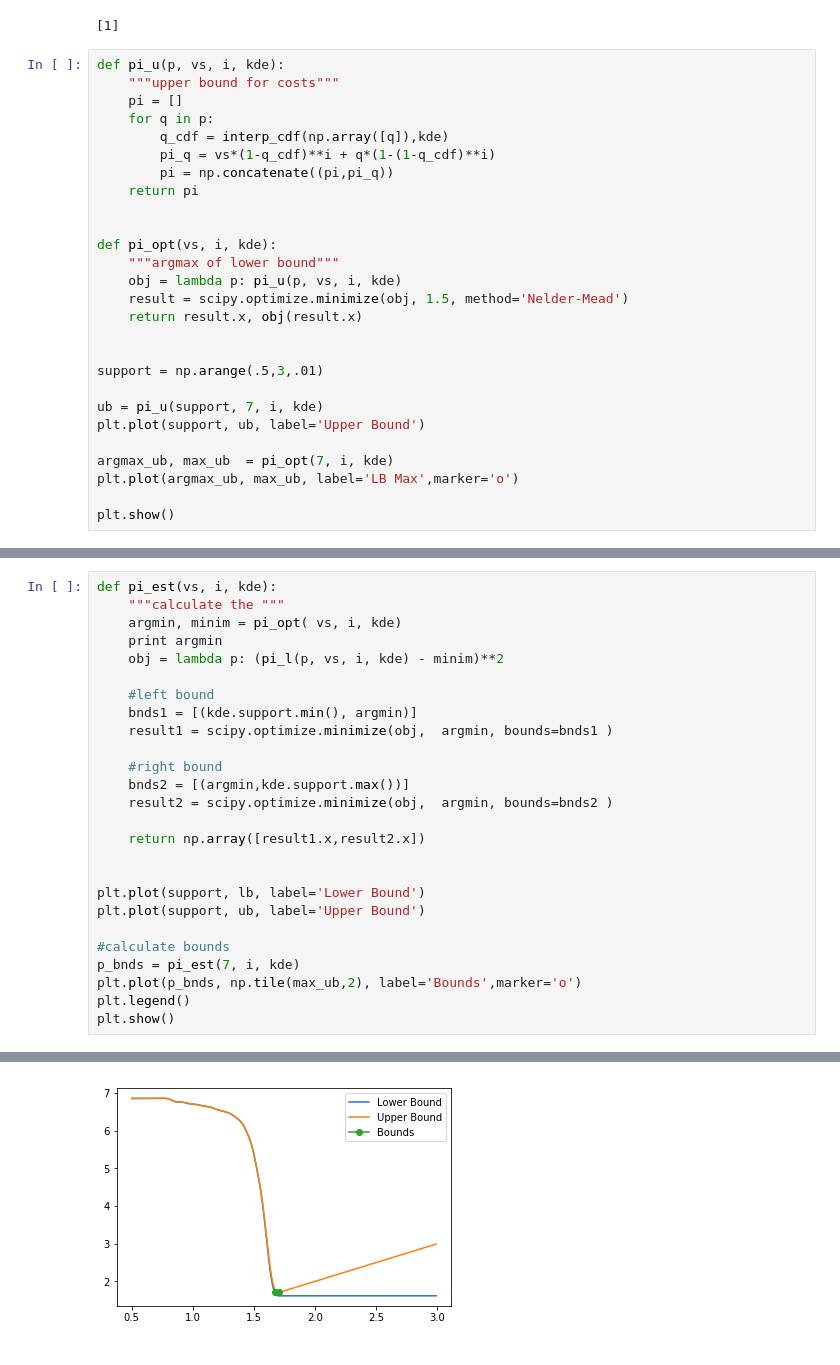
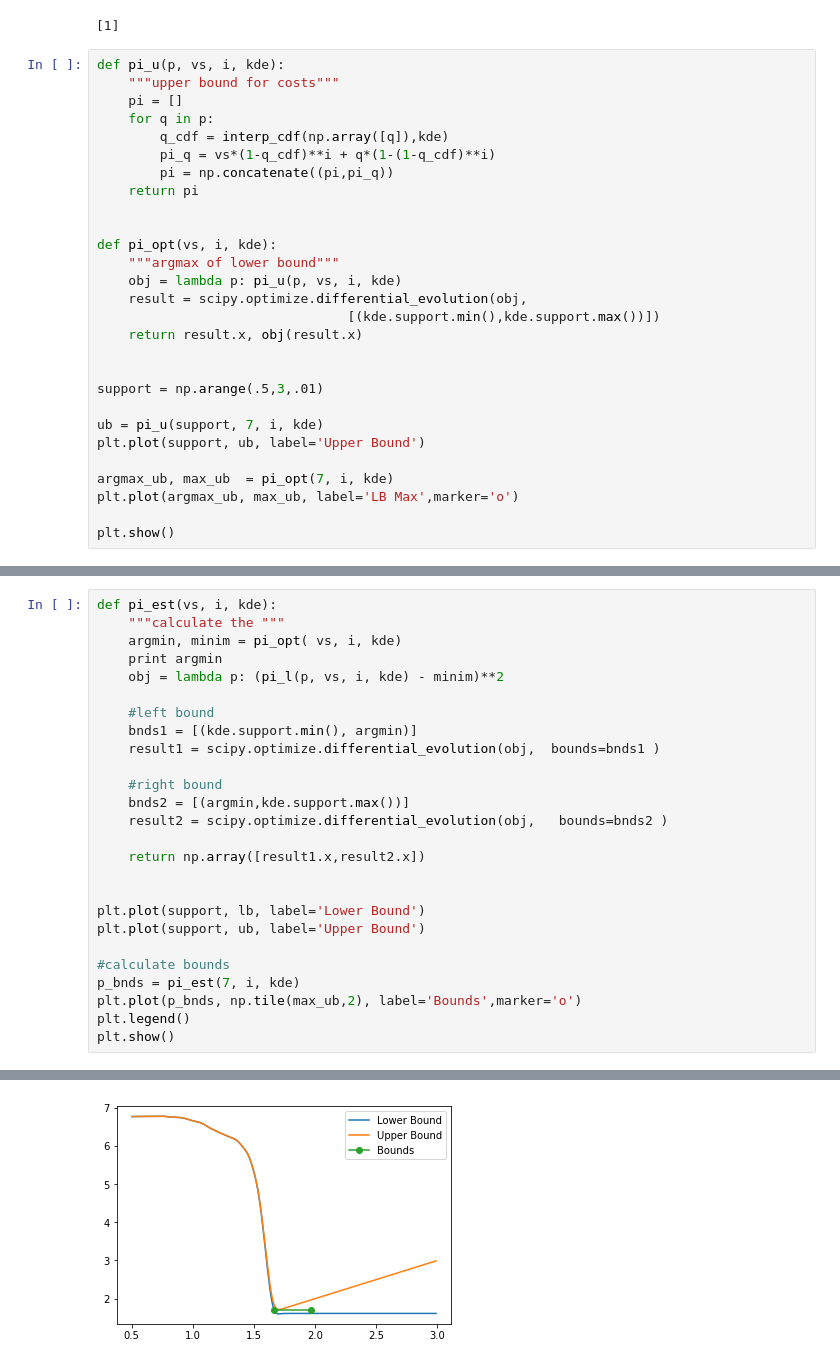
Before and after one commit to ericschulman/tx_milk_2yp, a Jupyter notebook: procurement.ipynb, the cells around one changed output, grey strips where cells are left out. Cells and saved outputs as stored; diff of their text form.

```diff
--- a/procurement.ipynb
+++ b/procurement.ipynb
@@ -72,7 +72,8 @@ def pi_u(p, vs, i, kde):
 def pi_opt(vs, i, kde):
     """argmax of lower bound"""
     obj = lambda p: pi_u(p, vs, i, kde)
-    result = scipy.optimize.minimize(obj, 1.5, method='Nelder-Mead')
+    result = scipy.optimize.differential_evolution(obj,
+                                [(kde.support.min(),kde.support.max())])
     return result.x, obj(result.x)
 
 
@@ -118,11 +119,11 @@ def pi_est(vs, i, kde):
 
     #left bound
     bnds1 = [(kde.support.min(), argmin)]
-    result1 = scipy.optimize.minimize(obj,  argmin, bounds=bnds1 )
+    result1 = scipy.optimize.differential_evolution(obj,  bounds=bnds1 )
 
     #right bound
     bnds2 = [(argmin,kde.support.max())]
-    result2 = scipy.optimize.minimize(obj,  argmin, bounds=bnds2 )
+    result2 = scipy.optimize.differential_evolution(obj,   bounds=bnds2 )
 
     return np.array([result1.x,result2.x])
 
@@ -140 +141 @@ plt.show()
-[figure, old version]
+[figure, new version]
```
Also changed, not shown: parts of 4 cells of this notebook, 1 other file.
